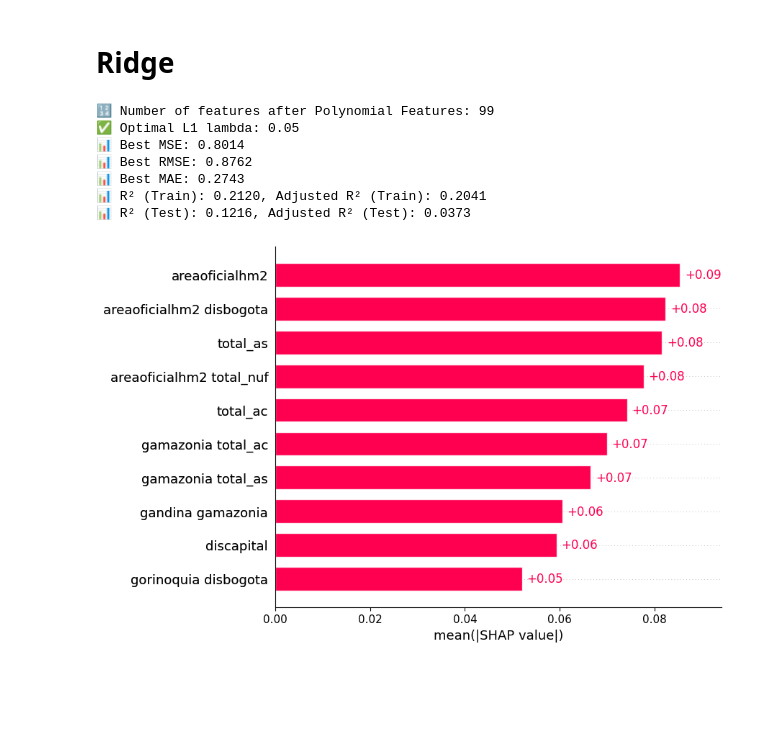
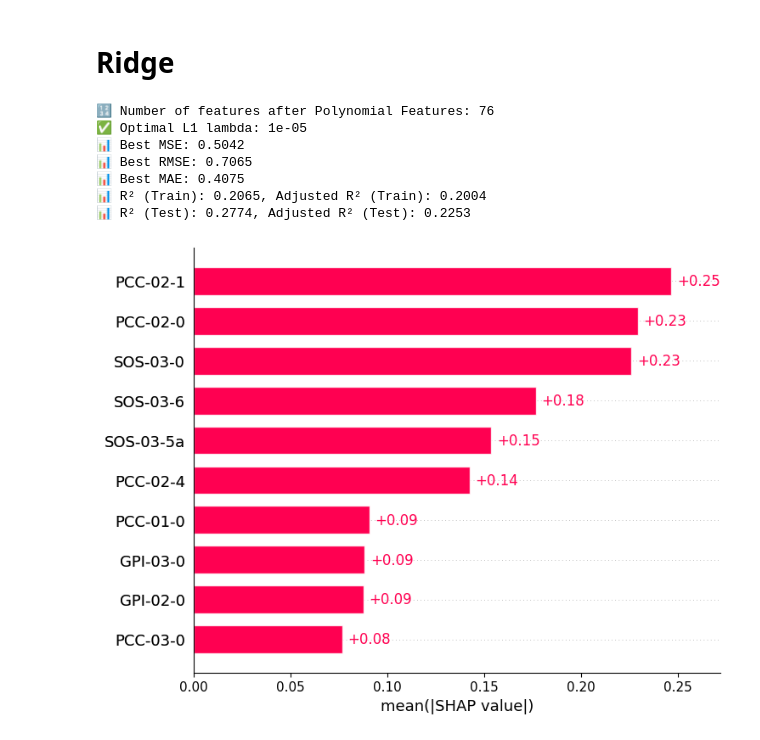
Before and after one commit to cpj97/MDS_thesis, a Jupyter notebook: Code/regularization.ipynb, the cells around one changed output. Drawn from its saved outputs; the diff is of its cells as text; code cells hidden in the pictures; blank space fills up the shorter version.

```diff
--- a/Code/regularization.ipynb
+++ b/Code/regularization.ipynb
@@ -79,14 +79,18 @@ final_df = pd.read_csv("final_df.csv")
 os.remove("final_df.csv")
 # %%
 # y
-y = final_df['f_loss']
+y = final_df['pc_loss']
+y = np.log1p(final_df['pc_loss'])
 
 # Normalize output
 scaler = StandardScaler()
 y = scaler.fit_transform(y.values.reshape(-1, 1))
 
 # X final
-X1 = final_df.drop(columns=['year', 'codmpio', 'cluster_kmeans', 'Departamento', 'Municipio', 'Region', 'pc_loss', 'f_loss', 'areaoficialhm2', 'gdp', 'CV-01-1']) # CV-01-1 is the total population
+X1 = final_df.drop(columns=['year', 'codmpio', 'cluster_kmeans', 'Departamento', 'Municipio', 'Region', 'pc_loss', 'f_loss', 'areaoficialhm2', 'gdp']) # GDP, area already out since the were already considered
+X1 = X1.drop(columns=['CV-01-15','CV-03-64', 'CV-03-26b', 'CV-01-11', 'CV-01-1', 'PCC-02-0' 'PCC-02-3', 'EIS-00-0', 'PCC-00-0', 'CTI-00-0', 'ICM-00-0',
+                      'EIS-03-4', 'CTI-01-3', 'SEG-00-0', 'SOS-00-0', 'SOS-02-0', 'SOS-02-2', 'SOS-01-6', 'GPI-00-0', 'GPI-02-4', 'GPI-02-5', 'P-01-34-1',
+                      'P-01-46', 'P-01-25', 'CV-02-12e', 'total_ac'])
 
 # Keep feature names
 original_feature_names = list(X1.columns)
@@ -228,7 +232,7 @@ for l1_lambda in lambda_values:  # Move lambda loop to the outermost level
     results[l1_lambda] = avg_results  # Fixed: Now storing results for each lambda properly
 
 # Find the best lambda
-best_lambda = min(results, key=lambda x: (results[x]["MSE"], -results[x]["R2_test"]))  # Minimize MSE, maximize R²
+best_lambda = max(results, key=lambda x: (results[x]["R2_test"]))  # Minimize MSE, maximize R²
 best_metrics = results[best_lambda]  # Get the metrics for the best lambda
 
 # Print optimal hyperparameters and their performance
@@ -443,7 +417,7 @@ for l2_lambda in lambda_values:  # Move lambda loop to the outermost level
     results[l2_lambda] = avg_results  # Fixed: Now storing results for each lambda properly
 
 # Find the best lambda
-best_lambda = min(results, key=lambda x: (results[x]["MSE"], -results[x]["R2_test"]))  # Minimize MSE, maximize R²
+best_lambda = max(results, key=lambda x: (results[x]["R2_train"], results[x]["R2_test"]))  # Minimize MSE, maximize R²
 best_metrics = results[best_lambda]  # Get the metrics for the best lambda
 
 # Print optimal hyperparameters and their performance
@@ -455,13 +429,13 @@ print(f"📊 Best MAE: {best_metrics['MAE']:.4f}")
 print(f"📊 R² (Train): {best_metrics['R2_train']:.4f}, Adjusted R² (Train): {best_metrics['Adj_R2_train']:.4f}")
 print(f"📊 R² (Test): {best_metrics['R2_test']:.4f}, Adjusted R² (Test): {best_metrics['Adj_R2_test']:.4f}")
 # %% [output]
-🔢 Number of features after Polynomial Features: 99
-✅ Optimal L1 lambda: 0.05
-📊 Best MSE: 0.8014
-📊 Best RMSE: 0.8762
-📊 Best MAE: 0.2743
-📊 R² (Train): 0.2120, Adjusted R² (Train): 0.2041
-📊 R² (Test): 0.1216, Adjusted R² (Test): 0.0373
+🔢 Number of features after Polynomial Features: 76
+✅ Optimal L1 lambda: 1e-05
+📊 Best MSE: 0.5042
+📊 Best RMSE: 0.7065
+📊 Best MAE: 0.4075
+📊 R² (Train): 0.2065, Adjusted R² (Train): 0.2004
+📊 R² (Test): 0.2774, Adjusted R² (Test): 0.2253
 # %%
 # Ensure Model is on GPU
 model = RidgeRegression(X_train_tensor1.shape[1], l2_lambda=best_lambda).to(device)
@@ -497,19 +471,19 @@ shap_values = explainer(X_train1)
 # %%
 # Compute mean absolute SHAP values for each feature
 shap_abs_mean = np.abs(shap_values.values).mean(axis=0)
 
 # Get indices of the top 10 features
 top_10_indices = np.argsort(shap_abs_mean)[-10:]
 
 # Filter SHAP values to keep only the top 10 features
 shap_values_top10 = shap.Explanation(
     values=shap_values.values[:, top_10_indices],  # Keep only top 10 values
     base_values=shap_values.base_values,  # Keep base values
     data=shap_values.data[:, top_10_indices],  # Keep only top 10 feature data
-    feature_names=[interaction_feature_names[i] for i in top_10_indices]  # Correct feature names
+    feature_names=[original_feature_names[i] for i in top_10_indices]  # Correct feature names
 )
 
 # Plot the bar chart without "other features"
 shap.plots.bar(shap_values_top10)
 # %% [output]
-[figure, old version]
+[figure, new version]
```
Also changed, not shown: parts of 7 cells of this notebook, 1 other file.
